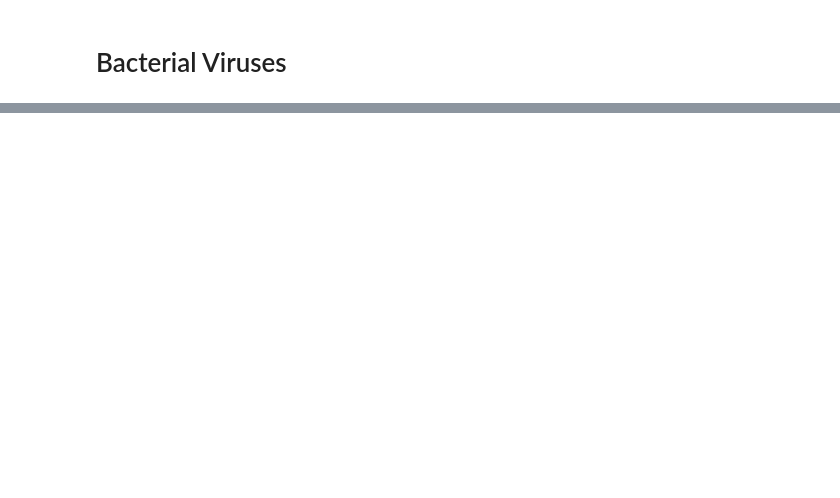
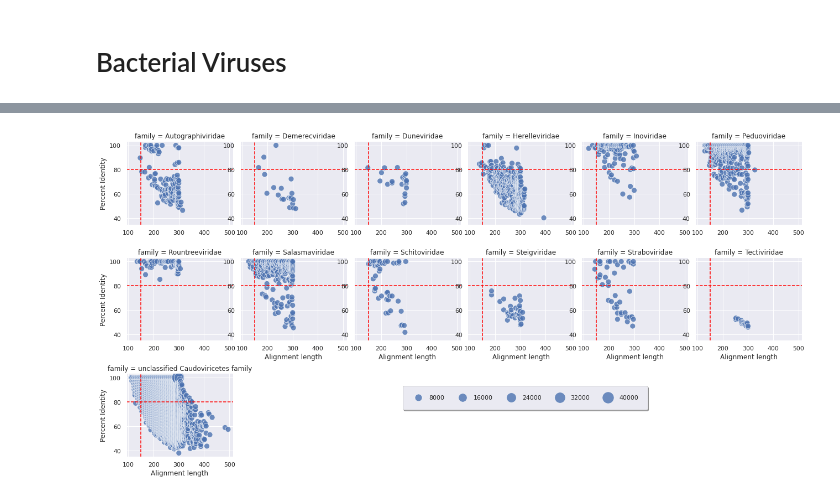
Before and after one commit to linsalrob/CF_2024, a Jupyter notebook: hecatomb/Viral Analysis.ipynb, the cells around one changed output, grey strips where cells are left out. Cells and saved outputs as stored; diff of their text form; code cells hidden in the pictures; blank space fills up the shorter version.

```diff
--- a/hecatomb/Viral Analysis.ipynb
+++ b/hecatomb/Viral Analysis.ipynb
@@ -486,2 +593,28 @@ plt.show()
+# %%
+#filter for only viruses with more than 100 abundance total
+virusesGroup = bacterial_viruses.groupby(by=['family','alnlen','pident'], as_index=False).count()
+tokeep = virusesGroup.groupby('family')['count'].sum()
+svg = virusesGroup[virusesGroup['family'].isin(tokeep[tokeep > 20].index)]
+
+#styling
+sizeScatter = 10 * svg['count']
+sns.set_style("darkgrid")
+sns.set_palette("colorblind")
+sns.set(rc={'figure.figsize':(20,10)})
+
+g = sns.FacetGrid(svg, col="family", col_wrap=6)
+g.map_dataframe(sns.scatterplot, "alnlen", "pident", alpha=.8, sizes=(100,500), size=sizeScatter)
+for ax in g.axes.flat:
+    ax.tick_params(axis='both', labelleft=True, labelbottom=True)
+    ax.axhline(y=80, c='red', linestyle='dashed', label="_horizontal")
+    ax.axvline(x=150, c='red', linestyle='dashed', label="_vertical")
+
+g.fig.subplots_adjust(hspace=0.4)
+g.set_axis_labels("Alignment length", "Percent Identity")
+plt.legend(bbox_to_anchor=(5.0,1), loc=0, borderaxespad=2,ncol=6, shadow=True, labelspacing=1.5, borderpad=1.5)
+plt.savefig("img/Phages.png")
+plt.show()
+# %% [output]
+[figure, added]
 # %%
 data
```
Also changed, not shown: parts of 16 cells of this notebook, 2 other files.
